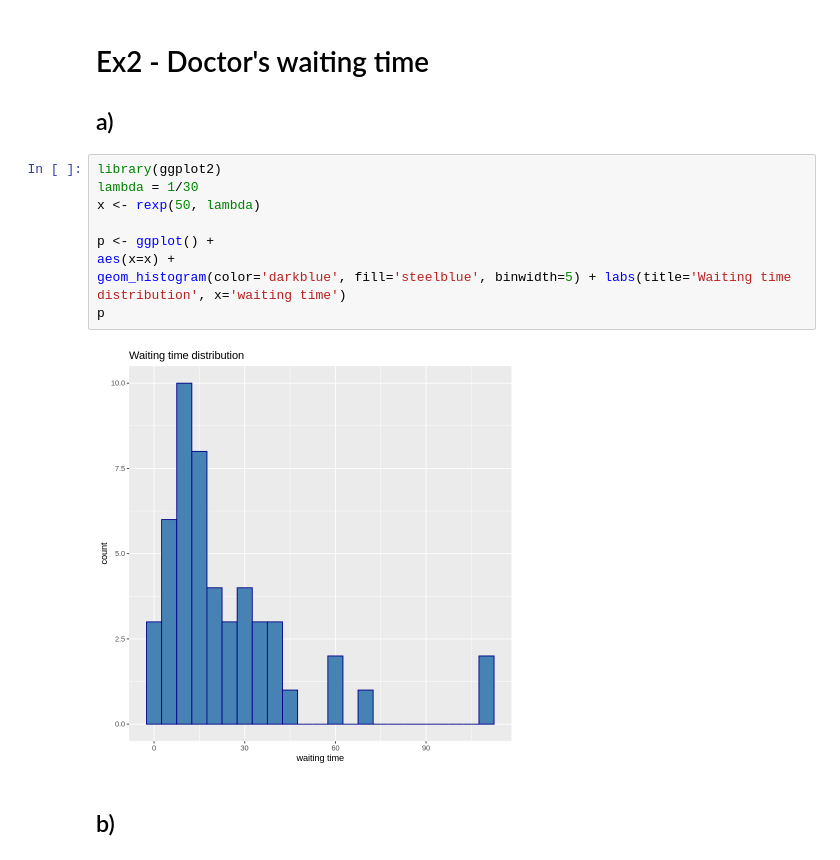
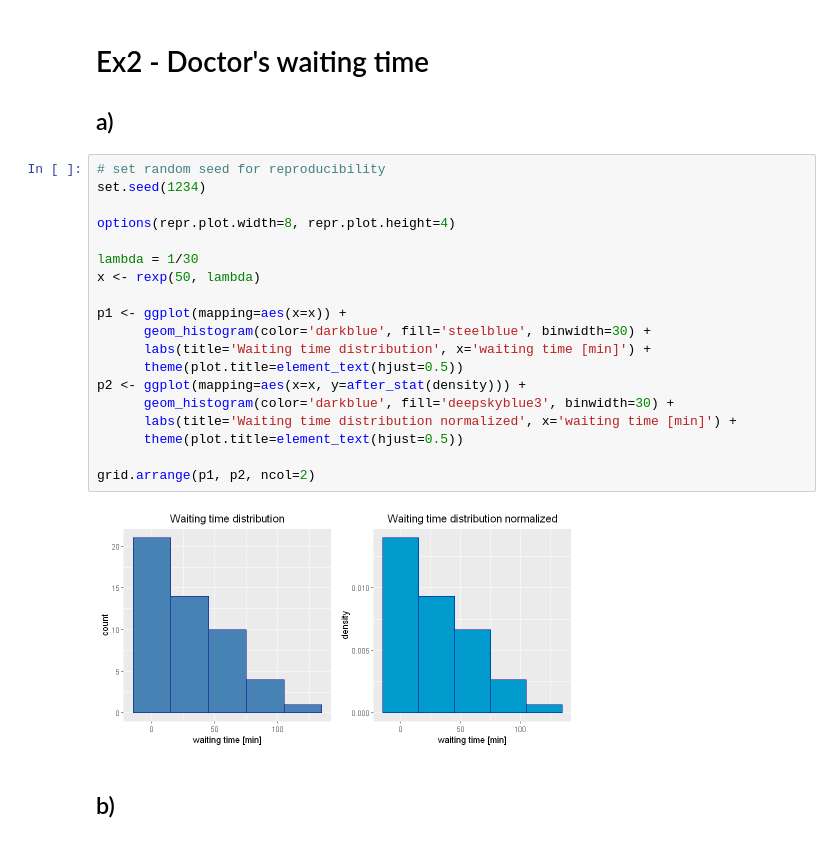
Before and after one commit to c0pp1/AS4PA-Rlab, a Jupyter notebook: rlab02/rlab02.ipynb, the cells around one changed output. Saved outputs shown, nothing was run; the diff lists cells and outputs as text.

```diff
--- a/rlab02/rlab02.ipynb
+++ b/rlab02/rlab02.ipynb
@@ -25,17 +29,27 @@ Method 2 E[x] and Var[x]:  15.9622       0.02816716
 # %% [markdown]
 # Ex2 - Doctor's waiting time
 ## a)
-# %%
-library(ggplot2)
-lambda = 1/30
-x <- rexp(50, lambda)
-
-p <- ggplot() +
-aes(x=x) +
-geom_histogram(color='darkblue', fill='steelblue', binwidth=5) + labs(title='Waiting time distribution', x='waiting time')
-p
-# %% [output]
-[figure, removed]
+# %%
+# set random seed for reproducibility
+set.seed(1234)
+
+options(repr.plot.width=8, repr.plot.height=4)
+
+lambda = 1/30
+x <- rexp(50, lambda)
+
+p1 <- ggplot(mapping=aes(x=x)) +
+      geom_histogram(color='darkblue', fill='steelblue', binwidth=30) +
+      labs(title='Waiting time distribution', x='waiting time [min]') +
+      theme(plot.title=element_text(hjust=0.5))
+p2 <- ggplot(mapping=aes(x=x, y=after_stat(density))) +
+      geom_histogram(color='darkblue', fill='deepskyblue3', binwidth=30) +
+      labs(title='Waiting time distribution normalized', x='waiting time [min]') +
+      theme(plot.title=element_text(hjust=0.5))
+
+grid.arrange(p1, p2, ncol=2)
+# %% [output]
+[figure, added]
 # %% [markdown]
 ## b)
 # %%
```
Also changed, not shown: parts of 18 cells of this notebook.
